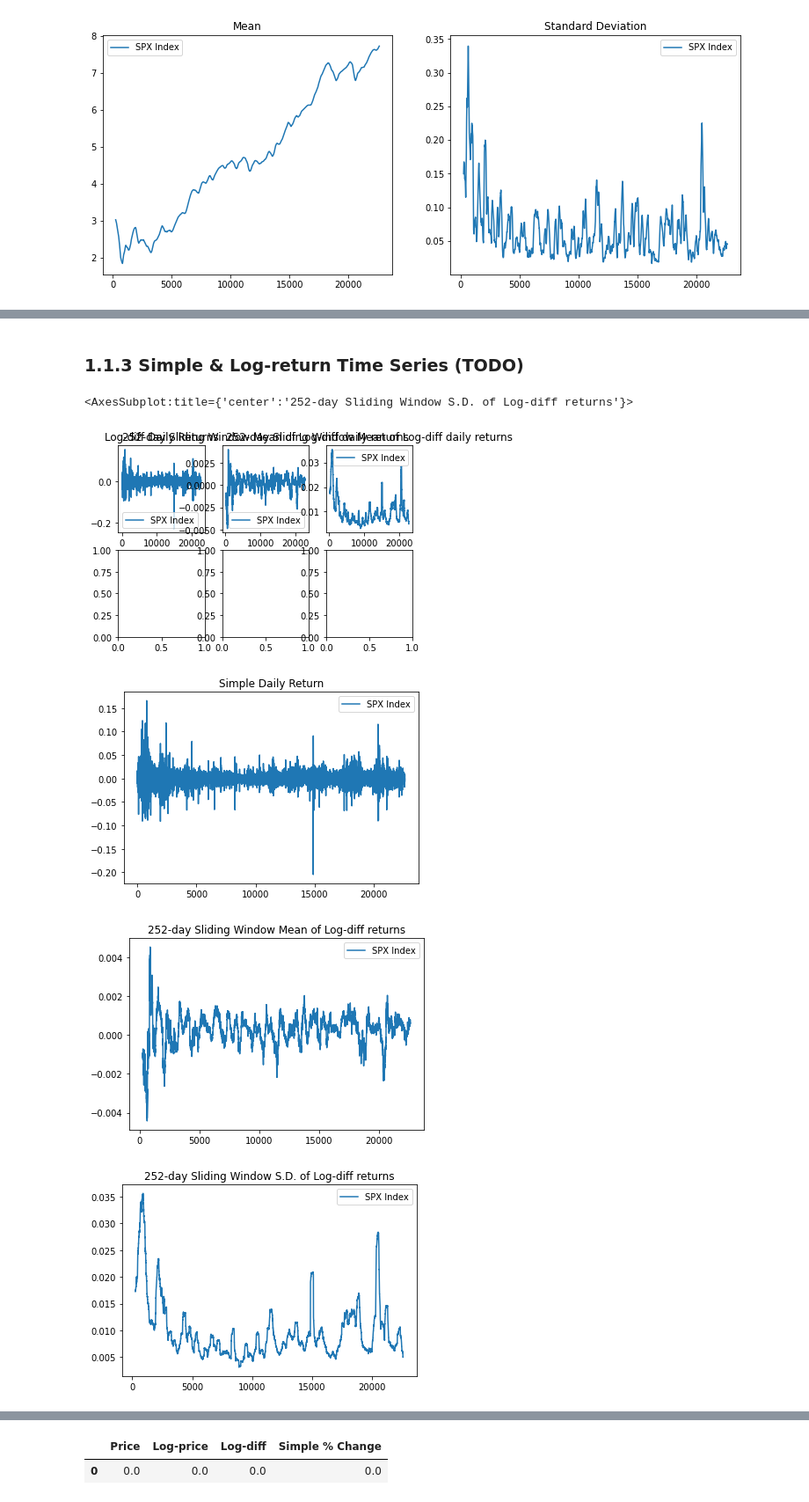
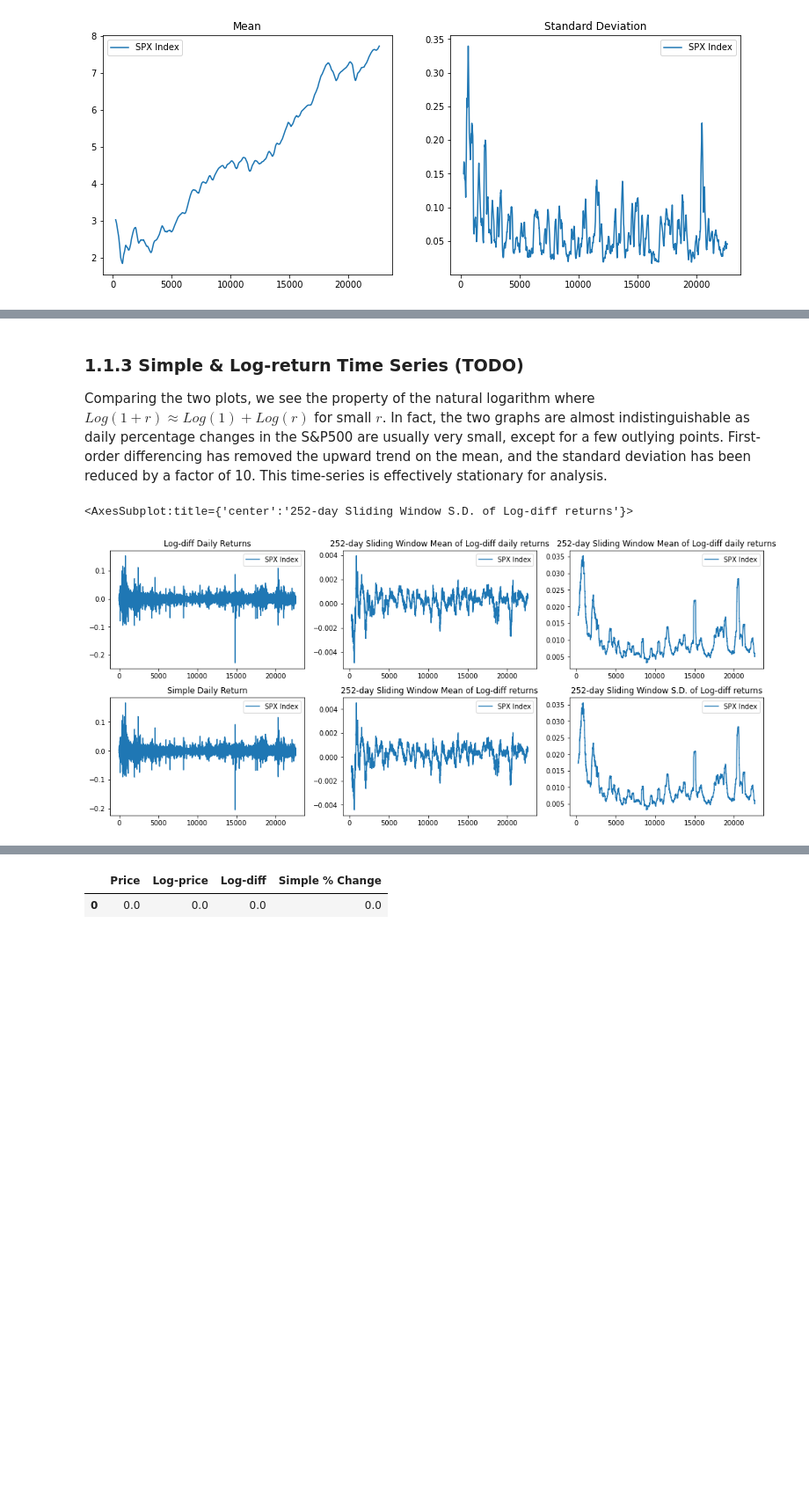
Before and after one commit to Darrekt/SPMLF-CW, a Jupyter notebook: src/main.ipynb, the cells around one changed output, grey strips where cells are left out. Shown at 88% size. Saved outputs shown, nothing was run; the diff lists cells and outputs as text; code cells hidden in the pictures; blank space fills up the shorter version.

```diff
--- a/src/main.ipynb
+++ b/src/main.ipynb
@@ -39,10 +41,10 @@ logpx.plot(title="Logarithmic Price Graph")
 # %%
-figure, axes = plt.subplots(nrows=1, ncols=2, squeeze=False)
+figure, axes = plt.subplots(nrows=1, ncols=2)
 
 # Sliding Mean & S.D.
 figure.set_size_inches(13,5)
-logpx.rolling(252).mean().plot(ax=axes[0,0], title="Mean")
-logpx.rolling(252).std().plot(ax=axes[0,1], title="Standard Deviation")
+logpx.rolling(252).mean().plot(ax=axes[0], title="Mean")
+logpx.rolling(252).std().plot(ax=axes[1], title="Standard Deviation")
 # %% [output]
 <AxesSubplot:title={'center':'Standard Deviation'}>
 [figure]
@@ -51,22 +51,21 @@ Taking a sliding window of 252 days, it can be observed that there is an upward
-# %% [markdown]
-### 1.1.3 Simple & Log-return Time Series (TODO)
+# %% [markdown]
+### 1.1.3 Simple & Log-return Time Series (TODO)
+
+Comparing the two plots, we see the property of the natural logarithm where $ Log(1+r) \approx Log(1) + Log(r) $ for small $r$. In fact, the two graphs are almost indistinguishable as daily percentage changes in the S&P500 are usually very small, except for a few outlying points. First-order differencing has removed the upward trend on the mean, and the standard deviation has been reduced by a factor of 10. This time-series is effectively stationary for analysis.
 # %%
 figure.clf()
-figure, axes = plt.subplots(nrows=2, ncols=3)
+figure, axes = plt.subplots(nrows=2, ncols=3, constrained_layout=True)
+figure.set_size_inches(14,6)
 
 logret = logpx.diff()
 logret.plot(title="Log-diff Daily Returns", ax=axes[0,0])
 logret.rolling(252).mean().plot(title="252-day Sliding Window Mean of Log-diff daily returns", ax=axes[0,1])
 logret.rolling(252).std().plot(title="252-day Sliding Window Mean of Log-diff daily returns", ax=axes[0,2])
 
-
 simpret = px.pct_change()
 simpret.plot(title="Simple Daily Return", ax=axes[1,0])
-simpret.rolling(252).mean().plot(title="252-day Sliding Window Mean of Log-diff returns", ax=axes[1,1])
-simpret.rolling(252).std().plot(title="252-day Sliding Window S.D. of Log-diff returns", ax=axes[1,2])
+simpret.rolling(252).mean().plot(title="252-day Sliding Window Mean of Simple returns", ax=axes[1,1])
+simpret.rolling(252).std().plot(title="252-day Sliding Window S.D. of Simple returns", ax=axes[1,2])
 # %% [output]
 <AxesSubplot:title={'center':'252-day Sliding Window S.D. of Log-diff returns'}>
-[figure, old version]
+[figure, new version]
-[figure, removed]
-[figure, removed]
-[figure, removed]
```
Also changed, not shown: parts of 19 cells of this notebook, 1 other file.
